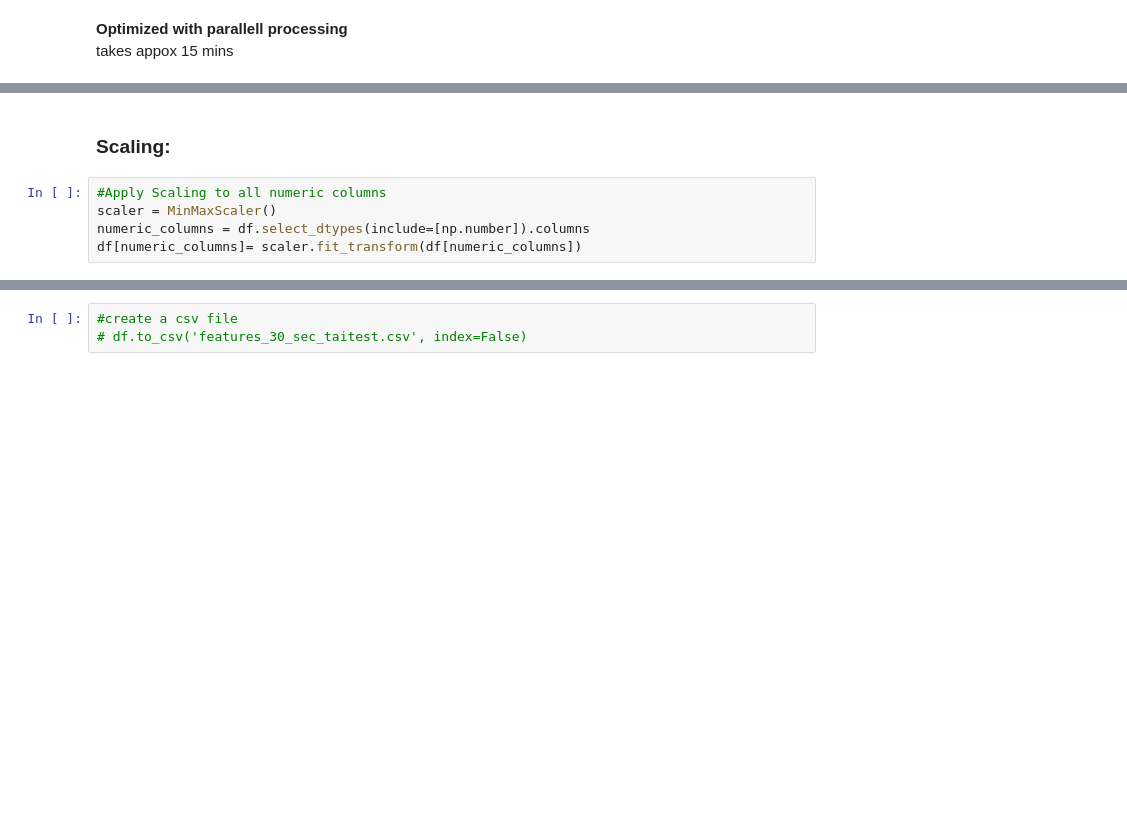
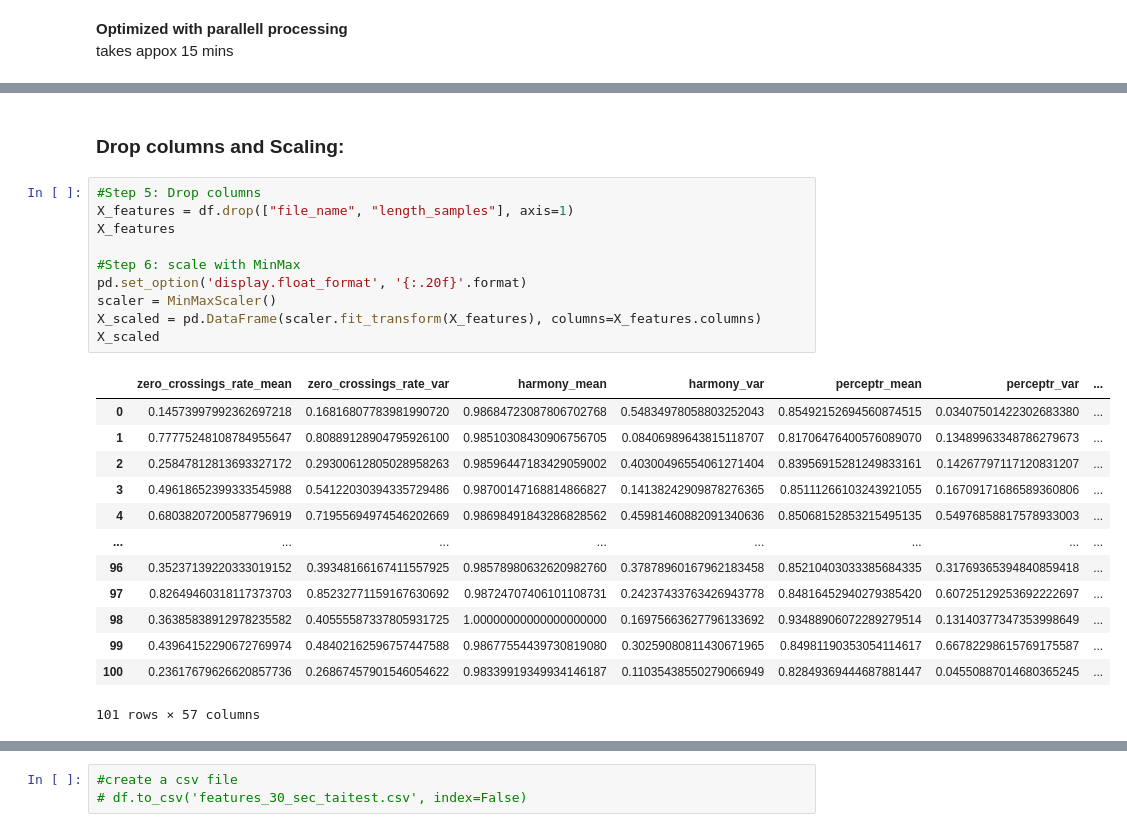
Before and after one commit to zmokhtari89/k_means_klang, a Jupyter notebook: notebooks/librosa/Librosa Conversion.ipynb, the cells around one changed output, grey strips where cells are left out. Saved outputs shown, nothing was run; the diff lists cells and outputs as text; blank space fills up the shorter version.

```diff
--- a/notebooks/librosa/Librosa Conversion.ipynb
+++ b/notebooks/librosa/Librosa Conversion.ipynb
@@ -275,7 +290,26 @@ Wall time: 18min 37s
 # %% [markdown]
-### Scaling:
+### Drop columns and Scaling:
 # %%
-#Apply Scaling to all numeric columns
+#Step 5: Drop columns
+X_features = df.drop(["file_name", "length_samples"], axis=1)
+X_features
+
+#Step 6: scale with MinMax
+pd.set_option('display.float_format', '{:.20f}'.format)
 scaler = MinMaxScaler()
-numeric_columns = df.select_dtypes(include=[np.number]).columns
-df[numeric_columns]= scaler.fit_transform(df[numeric_columns])
+X_scaled = pd.DataFrame(scaler.fit_transform(X_features), columns=X_features.columns)
+X_scaled
+# %% [output]
+|  | zero_crossings_rate_mean | zero_crossings_rate_var | harmony_mean | harmony_var | perceptr_mean | perceptr_var | ... |
+| 0 | 0.14573997992362697218 | 0.16816807783981990720 | 0.98684723087806702768 | 0.54834978058803252043 | 0.85492152694560874515 | 0.03407501422302683380 | ... |
+| 1 | 0.77775248108784955647 | 0.80889128904795926100 | 0.98510308430906756705 | 0.08406989643815118707 | 0.81706476400576089070 | 0.13489963348786279673 | ... |
+| 2 | 0.25847812813693327172 | 0.29300612805028958263 | 0.98596447183429059002 | 0.40300496554061271404 | 0.83956915281249833161 | 0.14267797117120831207 | ... |
+| 3 | 0.49618652399333545988 | 0.54122030394335729486 | 0.98700147168814866827 | 0.14138242909878276365 | 0.85111266103243921055 | 0.16709171686589360806 | ... |
+| 4 | 0.68038207200587796919 | 0.71955694974546202669 | 0.98698491843286828562 | 0.45981460882091340636 | 0.85068152853215495135 | 0.54976858817578933003 | ... |
+| ... | ... | ... | ... | ... | ... | ... | ... |
+| 96 | 0.35237139220333019152 | 0.39348166167411557925 | 0.98578980632620982760 | 0.37878960167962183458 | 0.85210403033385684335 | 0.31769365394840859418 | ... |
+| 97 | 0.82649460318117373703 | 0.85232771159167630692 | 0.98724707406101108731 | 0.24237433763426943778 | 0.84816452940279385420 | 0.60725129253692222697 | ... |
+| 98 | 0.36385838912978235582 | 0.40555587337805931725 | 1.00000000000000000000 | 0.16975663627796133692 | 0.93488906072289279514 | 0.13140377347353998649 | ... |
+| 99 | 0.43964152290672769974 | 0.48402162596757447588 | 0.98677554439730819080 | 0.30259080811430671965 | 0.84981190353054114617 | 0.66782298615769175587 | ... |
+| 100 | 0.23617679626620857736 | 0.26867457901546054622 | 0.98339919349934146187 | 0.11035438550279066949 | 0.82849369444687881447 | 0.04550887014680365245 | ... |
+101 rows × 57 columns
```
Also changed, not shown: parts of 7 cells of this notebook, 3 other files.
